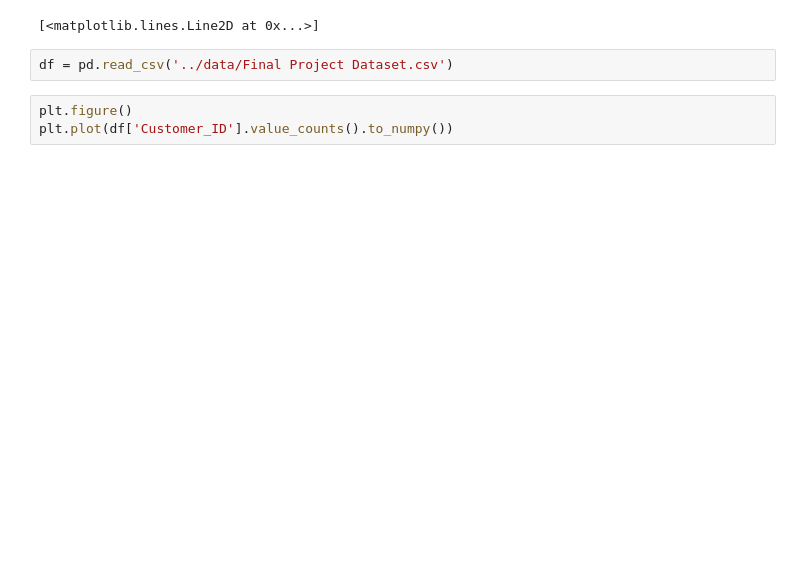
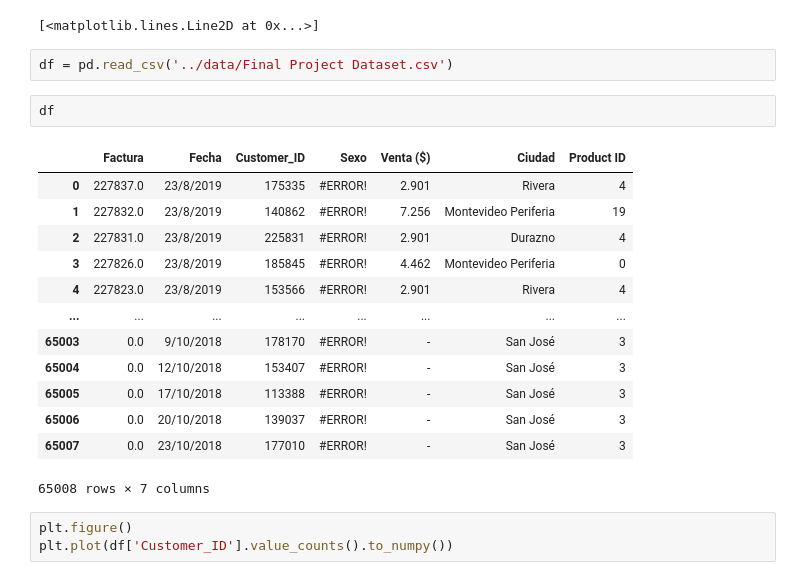
Before and after one commit to creyesp/r-course, a Jupyter notebook: notebooks/project.ipynb, the cells around one changed output. Saved outputs shown, nothing was run; the diff lists cells and outputs as text; blank space fills up the shorter version.

```diff
--- a/notebooks/project.ipynb
+++ b/notebooks/project.ipynb
@@ -162,6 +147,22 @@ plt.plot(merged_data['customer_unique_id'].value_counts().to_numpy())
 [<matplotlib.lines.Line2D at 0x...>]
 # %%
 df = pd.read_csv('../data/Final Project Dataset.csv')
+# %%
+df
+# %% [output]
+|  | Factura | Fecha | Customer_ID | Sexo | Venta ($) | Ciudad | Product ID |
+| 0 | 227837.0 | 23/8/2019 | 175335 | #ERROR! | 2.901 | Rivera | 4 |
+| 1 | 227832.0 | 23/8/2019 | 140862 | #ERROR! | 7.256 | Montevideo Periferia | 19 |
+| 2 | 227831.0 | 23/8/2019 | 225831 | #ERROR! | 2.901 | Durazno | 4 |
+| 3 | 227826.0 | 23/8/2019 | 185845 | #ERROR! | 4.462 | Montevideo Periferia | 0 |
+| 4 | 227823.0 | 23/8/2019 | 153566 | #ERROR! | 2.901 | Rivera | 4 |
+| ... | ... | ... | ... | ... | ... | ... | ... |
+| 65003 | 0.0 | 9/10/2018 | 178170 | #ERROR! | - | San José | 3 |
+| 65004 | 0.0 | 12/10/2018 | 153407 | #ERROR! | - | San José | 3 |
+| 65005 | 0.0 | 17/10/2018 | 113388 | #ERROR! | - | San José | 3 |
+| 65006 | 0.0 | 20/10/2018 | 139037 | #ERROR! | - | San José | 3 |
+| 65007 | 0.0 | 23/10/2018 | 177010 | #ERROR! | - | San José | 3 |
+65008 rows × 7 columns
 # %%
 plt.figure()
 plt.plot(df['Customer_ID'].value_counts().to_numpy())
```
Also changed, not shown: parts of 2 cells of this notebook, 1 other file.
